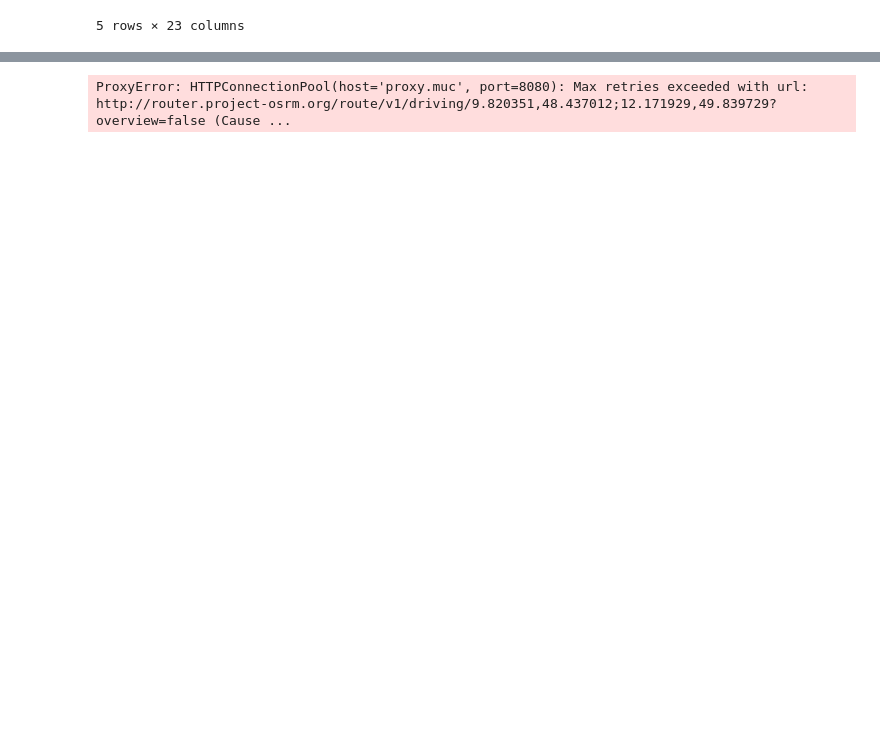
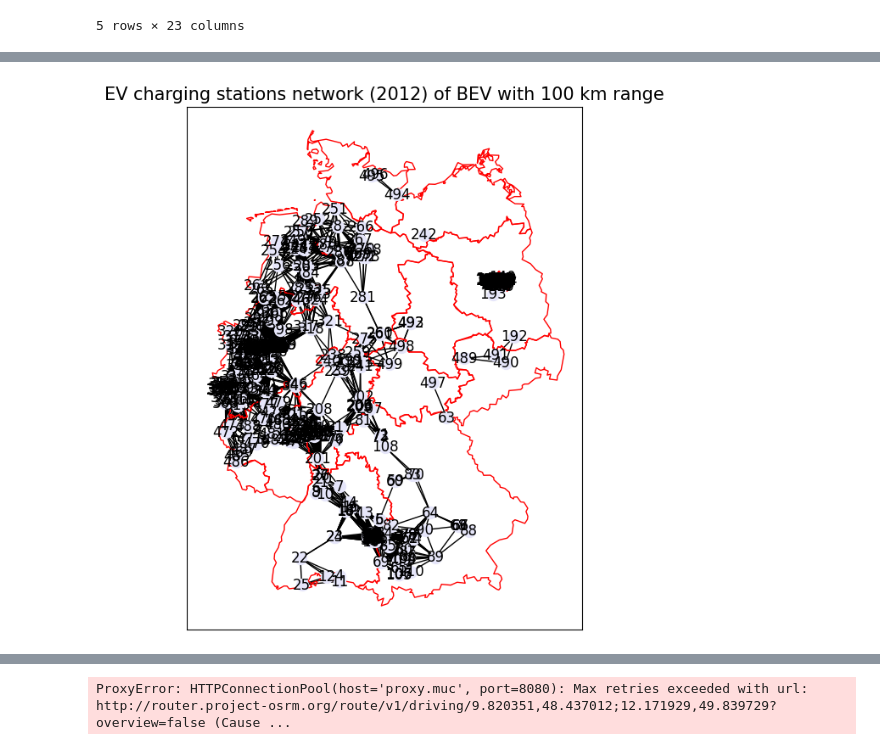
Before and after one commit to GiovanniFilomeno/DataAnalytics_Thesis, a Jupyter notebook: network_generation.ipynb, the cells around one changed output, grey strips where cells are left out. Saved outputs shown, nothing was run; the diff lists cells and outputs as text; code cells hidden in the pictures; blank space fills up the shorter version.

```diff
--- a/network_generation.ipynb
+++ b/network_generation.ipynb
@@ -116,0 +103,4 @@ def create_network(year, max_distance=100):
+# %%
+create_network(2012)
+# %% [output]
+[figure, added]
```
Also changed, not shown: parts of 25 cells of this notebook, 6 other files.
